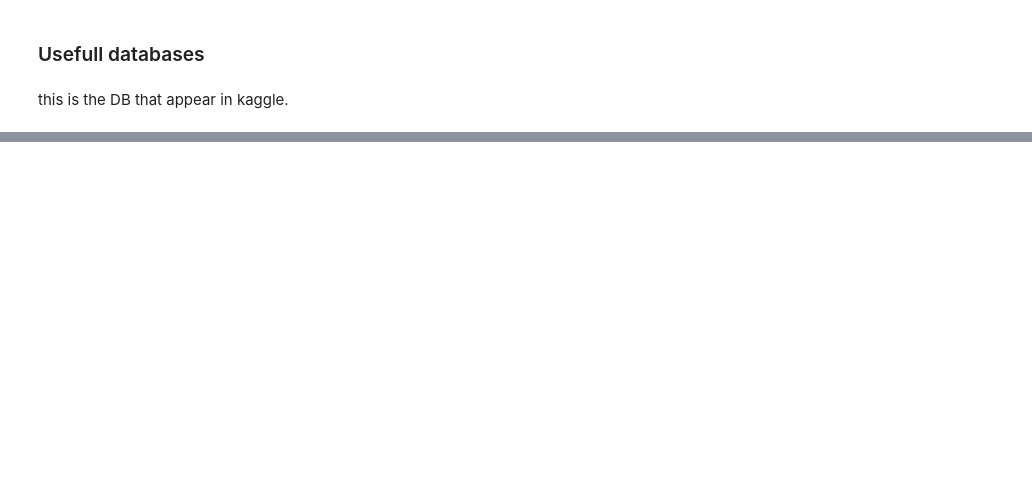
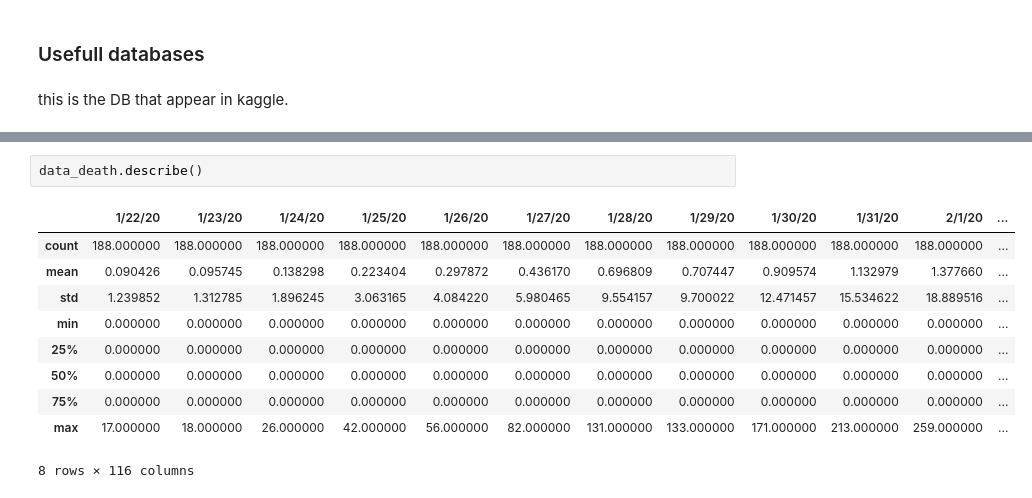
Before and after one commit to rechavar/pyCovid_TechLabsProj, a Jupyter notebook: TechLabs__finalProject.ipynb, the cells around one changed output, grey strips where cells are left out. Saved outputs shown, nothing was run; the diff lists cells and outputs as text; blank space fills up the shorter version.

```diff
--- a/TechLabs__finalProject.ipynb
+++ b/TechLabs__finalProject.ipynb
@@ -36,0 +207,13 @@ data.head(10)
+# %%
+data_death.describe()
+# %% [output]
+|  | 1/22/20 | 1/23/20 | 1/24/20 | 1/25/20 | 1/26/20 | 1/27/20 | 1/28/20 | 1/29/20 | 1/30/20 | 1/31/20 | 2/1/20 | ... |
+| count | 188.000000 | 188.000000 | 188.000000 | 188.000000 | 188.000000 | 188.000000 | 188.000000 | 188.000000 | 188.000000 | 188.000000 | 188.000000 | ... |
+| mean | 0.090426 | 0.095745 | 0.138298 | 0.223404 | 0.297872 | 0.436170 | 0.696809 | 0.707447 | 0.909574 | 1.132979 | 1.377660 | ... |
+| std | 1.239852 | 1.312785 | 1.896245 | 3.063165 | 4.084220 | 5.980465 | 9.554157 | 9.700022 | 12.471457 | 15.534622 | 18.889516 | ... |
+| min | 0.000000 | 0.000000 | 0.000000 | 0.000000 | 0.000000 | 0.000000 | 0.000000 | 0.000000 | 0.000000 | 0.000000 | 0.000000 | ... |
+| 25% | 0.000000 | 0.000000 | 0.000000 | 0.000000 | 0.000000 | 0.000000 | 0.000000 | 0.000000 | 0.000000 | 0.000000 | 0.000000 | ... |
+| 50% | 0.000000 | 0.000000 | 0.000000 | 0.000000 | 0.000000 | 0.000000 | 0.000000 | 0.000000 | 0.000000 | 0.000000 | 0.000000 | ... |
+| 75% | 0.000000 | 0.000000 | 0.000000 | 0.000000 | 0.000000 | 0.000000 | 0.000000 | 0.000000 | 0.000000 | 0.000000 | 0.000000 | ... |
+| max | 17.000000 | 18.000000 | 26.000000 | 42.000000 | 56.000000 | 82.000000 | 131.000000 | 133.000000 | 171.000000 | 213.000000 | 259.000000 | ... |
+8 rows × 116 columns
```
Also changed, not shown: parts of 29 cells of this notebook.
